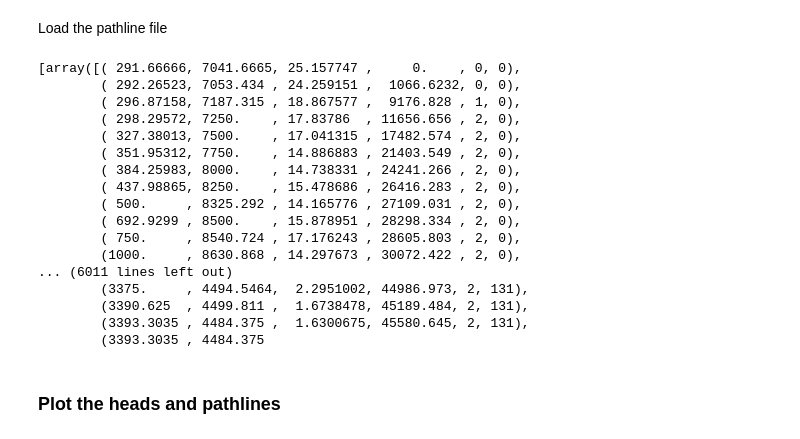
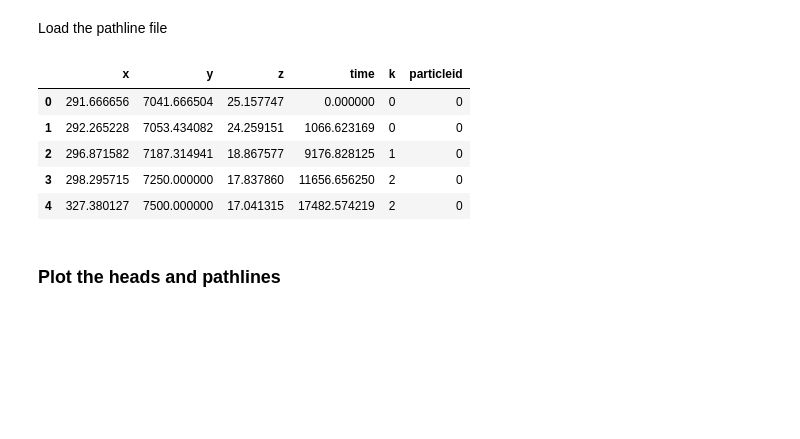
Before and after one commit to DOI-USGS/python-for-hydrology, a Jupyter notebook: notebooks/part1_flopy/10_modpath-demo.ipynb, the cells around one changed output. Saved outputs shown, nothing was run; the diff lists cells and outputs as text; code cells hidden in the pictures; blank space fills up the shorter version.

```diff
--- a/notebooks/part1_flopy/10_modpath-demo.ipynb
+++ b/notebooks/part1_flopy/10_modpath-demo.ipynb
@@ -209,27 +155,15 @@ Load the pathline file
 # %%
 ppth =ws / f"{name_mp}.mppth"
 p = flopy.utils.PathlineFile(ppth)
 p0 = p.get_alldata()
+pd.DataFrame(p0[0]).head()
+# %% [output]
+|  | x | y | z | time | k | particleid |
+| 0 | 291.666656 | 7041.666504 | 25.157747 | 0.000000 | 0 | 0 |
+| 1 | 292.265228 | 7053.434082 | 24.259151 | 1066.623169 | 0 | 0 |
+| 2 | 296.871582 | 7187.314941 | 18.867577 | 9176.828125 | 1 | 0 |
+| 3 | 298.295715 | 7250.000000 | 17.837860 | 11656.656250 | 2 | 0 |
+| 4 | 327.380127 | 7500.000000 | 17.041315 | 17482.574219 | 2 | 0 |
-# %%
-p0
-# %% [output]
-[array([( 291.66666, 7041.6665, 25.157747 ,     0.    , 0, 0),
-        ( 292.26523, 7053.434 , 24.259151 ,  1066.6232, 0, 0),
-        ( 296.87158, 7187.315 , 18.867577 ,  9176.828 , 1, 0),
-        ( 298.29572, 7250.    , 17.83786  , 11656.656 , 2, 0),
-        ( 327.38013, 7500.    , 17.041315 , 17482.574 , 2, 0),
-        ( 351.95312, 7750.    , 14.886883 , 21403.549 , 2, 0),
-        ( 384.25983, 8000.    , 14.738331 , 24241.266 , 2, 0),
-        ( 437.98865, 8250.    , 15.478686 , 26416.283 , 2, 0),
-        ( 500.     , 8325.292 , 14.165776 , 27109.031 , 2, 0),
-        ( 692.9299 , 8500.    , 15.878951 , 28298.334 , 2, 0),
-        ( 750.     , 8540.724 , 17.176243 , 28605.803 , 2, 0),
-        (1000.     , 8630.868 , 14.297673 , 30072.422 , 2, 0),
-... (6011 lines left out)
-        (3375.     , 4494.5464,  2.2951002, 44986.973, 2, 131),
-        (3390.625  , 4499.811 ,  1.6738478, 45189.484, 2, 131),
-        (3393.3035 , 4484.375 ,  1.6300675, 45580.645, 2, 131),
-        (3393.3035 , 4484.375
 # %% [markdown]
 ### Plot the heads and pathlines
 # %%
```
Also changed, not shown: parts of 9 cells of this notebook.
